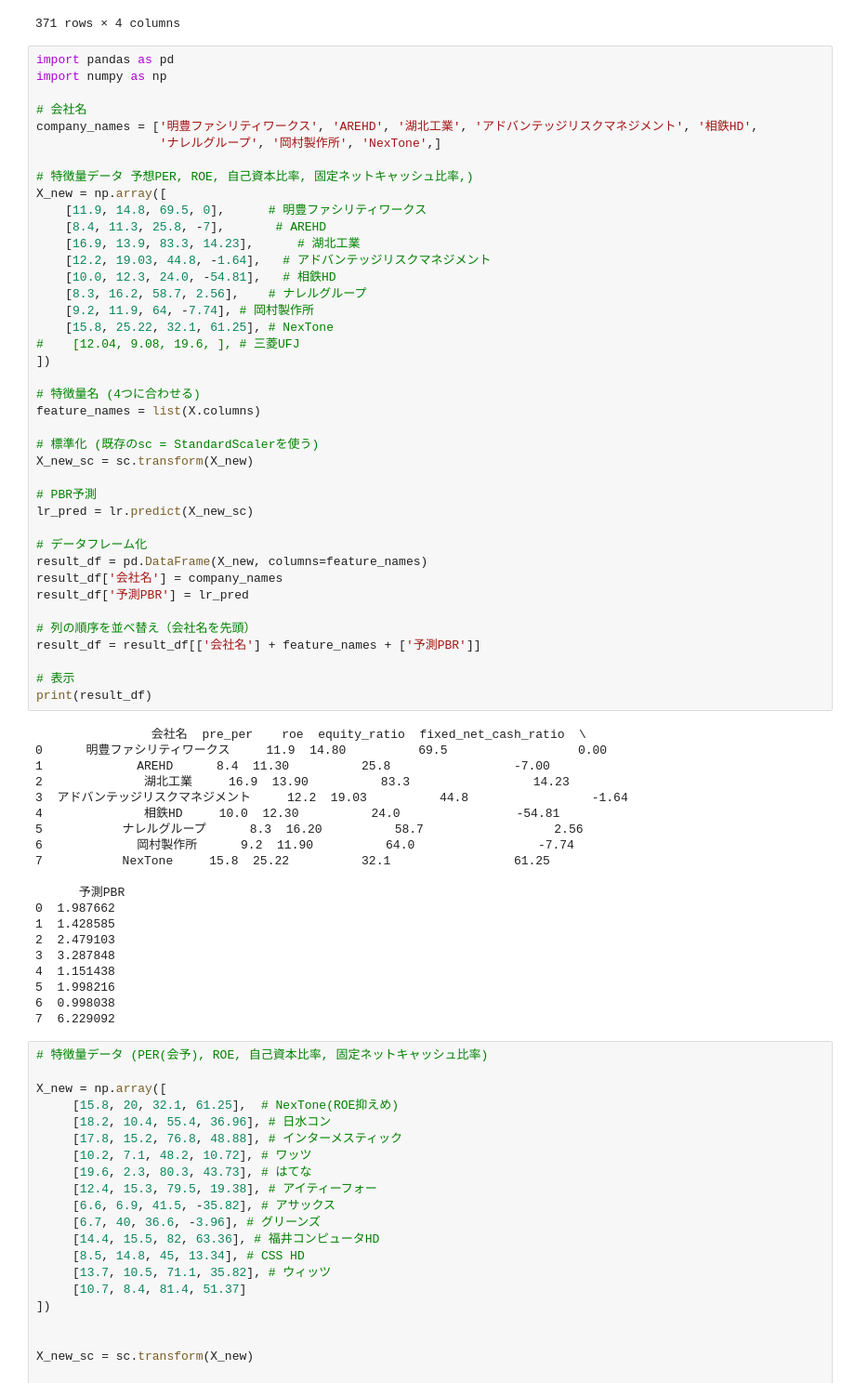
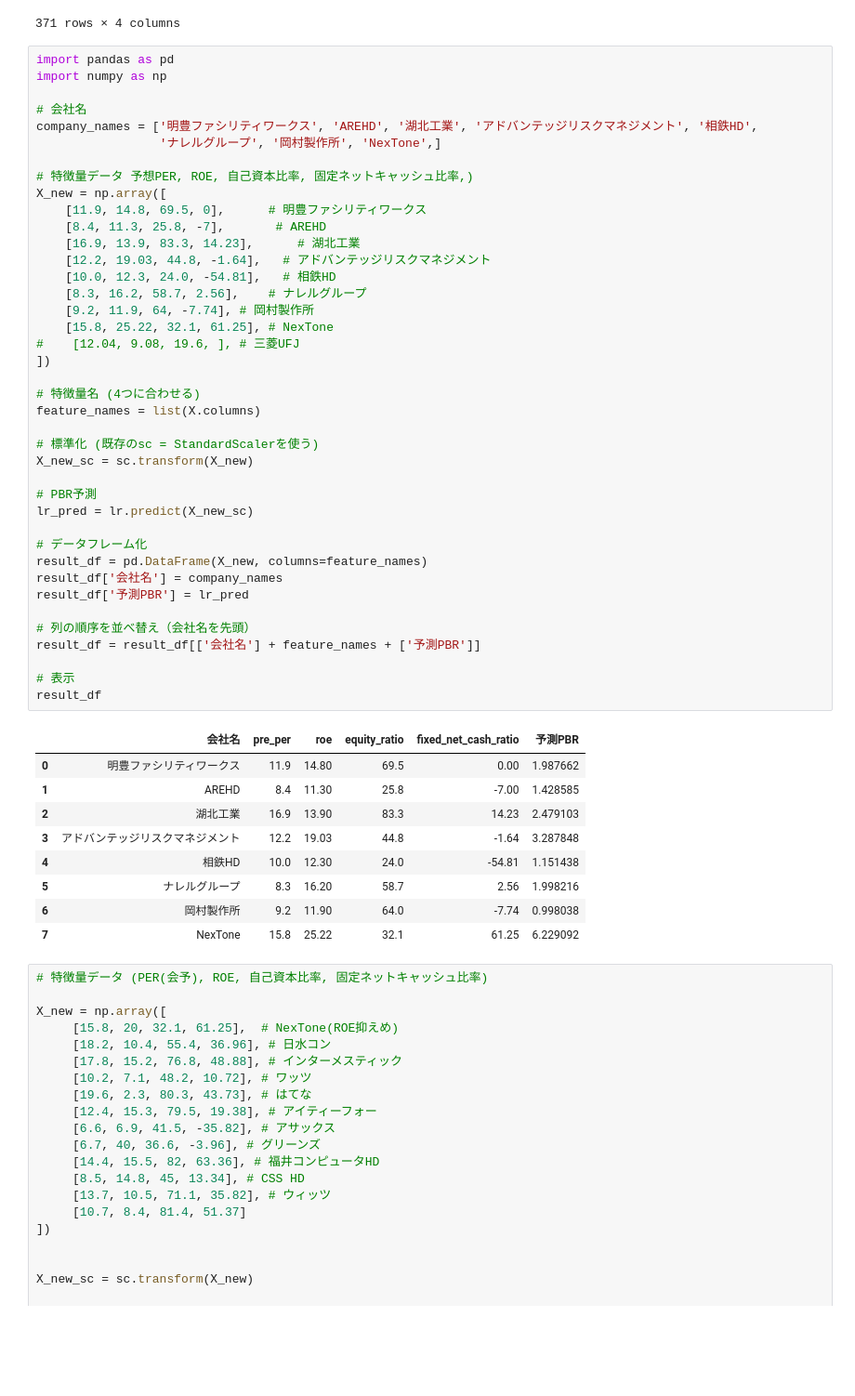
Before and after one commit to yoshi-fund/Predict-PBR, a Jupyter notebook: pbr/latast-pbr.ipynb, the cells around one changed output. Shown at 93% size. Drawn from its saved outputs; the diff is of its cells as text; blank space fills up the shorter version.

```diff
--- a/pbr/latast-pbr.ipynb
+++ b/pbr/latast-pbr.ipynb
@@ -300,53 +300,43 @@ X_new = np.array([
     [11.9, 14.8, 69.5, 0],      # 明豊ファシリティワークス
     [8.4, 11.3, 25.8, -7],       # AREHD
     [16.9, 13.9, 83.3, 14.23],      # 湖北工業
     [12.2, 19.03, 44.8, -1.64],   # アドバンテッジリスクマネジメント
     [10.0, 12.3, 24.0, -54.81],   # 相鉄HD
     [8.3, 16.2, 58.7, 2.56],    # ナレルグループ
     [9.2, 11.9, 64, -7.74], # 岡村製作所
     [15.8, 25.22, 32.1, 61.25], # NexTone
 #    [12.04, 9.08, 19.6, ], # 三菱UFJ
 ])
 
 # 特徴量名 (4つに合わせる)
 feature_names = list(X.columns)
 
 # 標準化 (既存のsc = StandardScalerを使う)
 X_new_sc = sc.transform(X_new)
 
 # PBR予測
 lr_pred = lr.predict(X_new_sc)
 
 # データフレーム化
 result_df = pd.DataFrame(X_new, columns=feature_names)
 result_df['会社名'] = company_names
 result_df['予測PBR'] = lr_pred
 
 # 列の順序を並べ替え（会社名を先頭）
 result_df = result_df[['会社名'] + feature_names + ['予測PBR']]
 
 # 表示
-print(result_df)
+result_df
 # %% [output]
-                会社名  pre_per    roe  equity_ratio  fixed_net_cash_ratio  \
-0      明豊ファシリティワークス     11.9  14.80          69.5                  0.00
-1             AREHD      8.4  11.30          25.8                 -7.00
-2              湖北工業     16.9  13.90          83.3                 14.23
-3  アドバンテッジリスクマネジメント     12.2  19.03          44.8                 -1.64
-4              相鉄HD     10.0  12.30          24.0                -54.81
-5           ナレルグループ      8.3  16.20          58.7                  2.56
-6             岡村製作所      9.2  11.90          64.0                 -7.74
-7           NexTone     15.8  25.22          32.1                 61.25
-
-      予測PBR
-0  1.987662
-1  1.428585
-2  2.479103
-3  3.287848
-4  1.151438
-5  1.998216
-6  0.998038
-7  6.229092
+|  | 会社名 | pre_per | roe | equity_ratio | fixed_net_cash_ratio | 予測PBR |
+| 0 | 明豊ファシリティワークス | 11.9 | 14.80 | 69.5 | 0.00 | 1.987662 |
+| 1 | AREHD | 8.4 | 11.30 | 25.8 | -7.00 | 1.428585 |
+| 2 | 湖北工業 | 16.9 | 13.90 | 83.3 | 14.23 | 2.479103 |
+| 3 | アドバンテッジリスクマネジメント | 12.2 | 19.03 | 44.8 | -1.64 | 3.287848 |
+| 4 | 相鉄HD | 10.0 | 12.30 | 24.0 | -54.81 | 1.151438 |
+| 5 | ナレルグループ | 8.3 | 16.20 | 58.7 | 2.56 | 1.998216 |
+| 6 | 岡村製作所 | 9.2 | 11.90 | 64.0 | -7.74 | 0.998038 |
+| 7 | NexTone | 15.8 | 25.22 | 32.1 | 61.25 | 6.229092 |
 # %%
 # 特徴量データ (PER(会予), ROE, 自己資本比率, 固定ネットキャッシュ比率)
 
```
Also changed, not shown: 1 other file.
